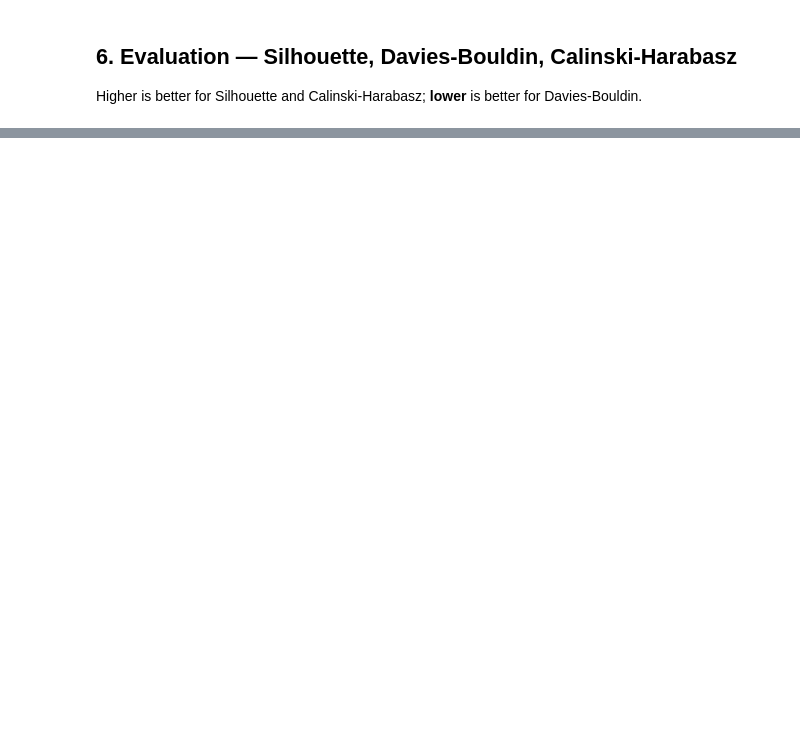
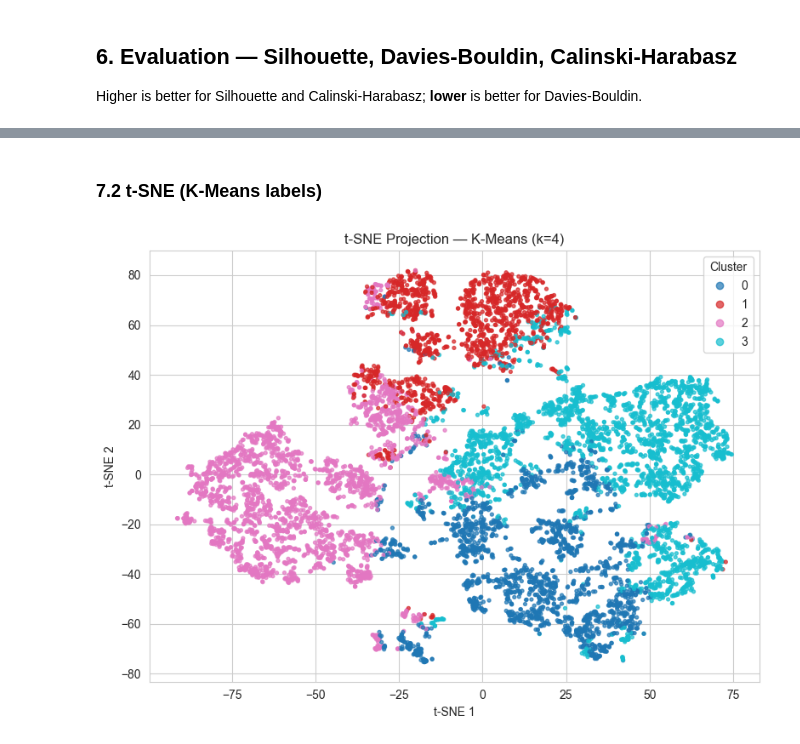
Before and after one commit to VikashChowdri/ML_Capstone, a Jupyter notebook: notebooks/clustering.ipynb, the cells around one changed output, grey strips where cells are left out. Cells and saved outputs as stored; diff of their text form; code cells hidden in the pictures; blank space fills up the shorter version.

```diff
--- a/notebooks/clustering.ipynb
+++ b/notebooks/clustering.ipynb
@@ -172,0 +316,14 @@ print("Agreement between the two clusterings (Adjusted Rand Index): %.4f" % adju
+# %% [markdown]
+### 7.2 t-SNE (K-Means labels)
+# %%
+tsne = TSNE(n_components=2, perplexity=30, init='pca', random_state=RANDOM_STATE)
+X_tsne = tsne.fit_transform(X)
+
+plt.figure(figsize=(8, 6))
+sc = plt.scatter(X_tsne[:, 0], X_tsne[:, 1], c=km_labels, cmap='tab10', s=8, alpha=0.7)
+plt.title(f't-SNE Projection — K-Means (k={K_CHOSEN})')
+plt.xlabel('t-SNE 1'); plt.ylabel('t-SNE 2')
+plt.legend(*sc.legend_elements(), title='Cluster', loc='best')
+plt.tight_layout(); plt.show()
+# %% [output]
+[figure, added]
```
Also changed, not shown: parts of 21 cells of this notebook.
